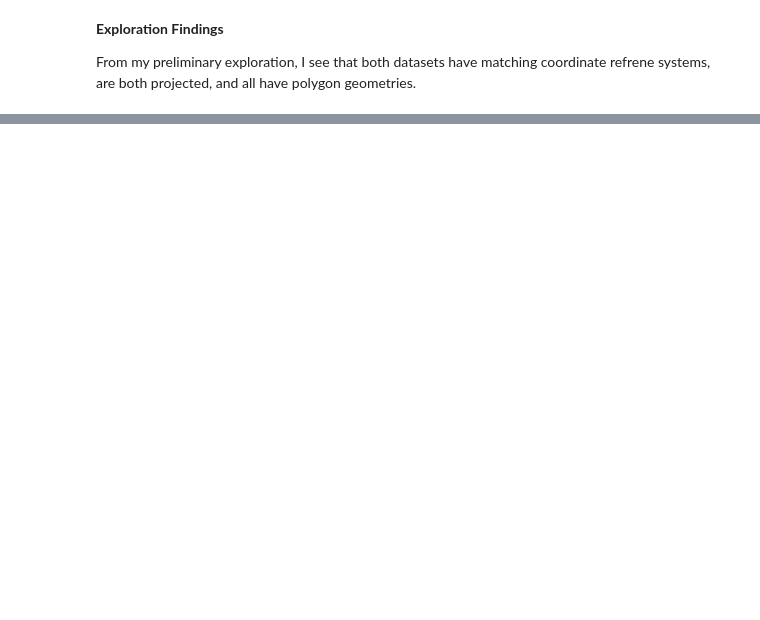
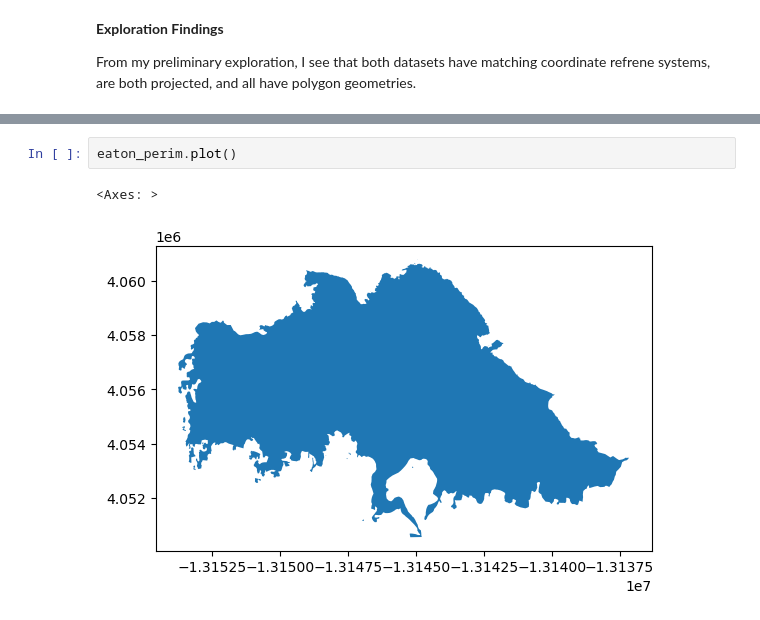
Before and after one commit to IsabellaSegarra/eds220-hwk4, a Jupyter notebook: hwk4-task2-false-color-segarra.ipynb, the cells around one changed output, grey strips where cells are left out. Drawn from its saved outputs; the diff is of its cells as text; blank space fills up the shorter version.

```diff
--- a/hwk4-task2-false-color-segarra.ipynb
+++ b/hwk4-task2-false-color-segarra.ipynb
@@ -64,0 +190,5 @@ From my preliminary exploration, I see that both datasets have matching coordina
+# %%
+eaton_perim.plot()
+# %% [output]
+<Axes: >
+[figure, added]
```
Also changed, not shown: parts of 23 cells of this notebook.
